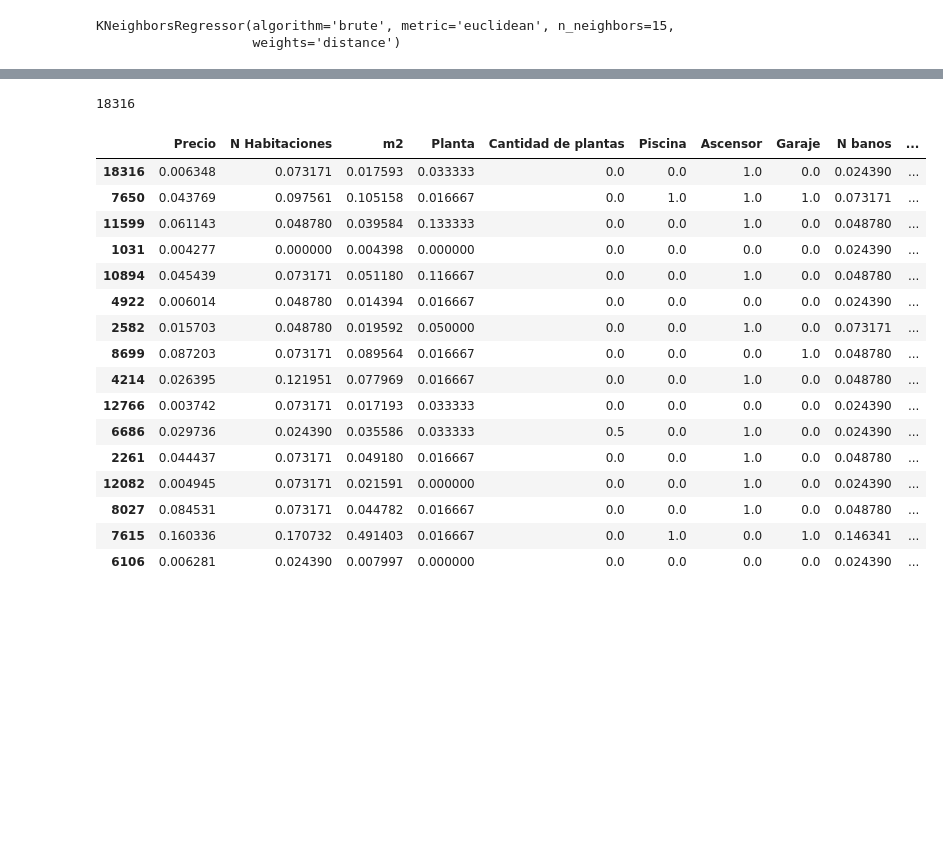
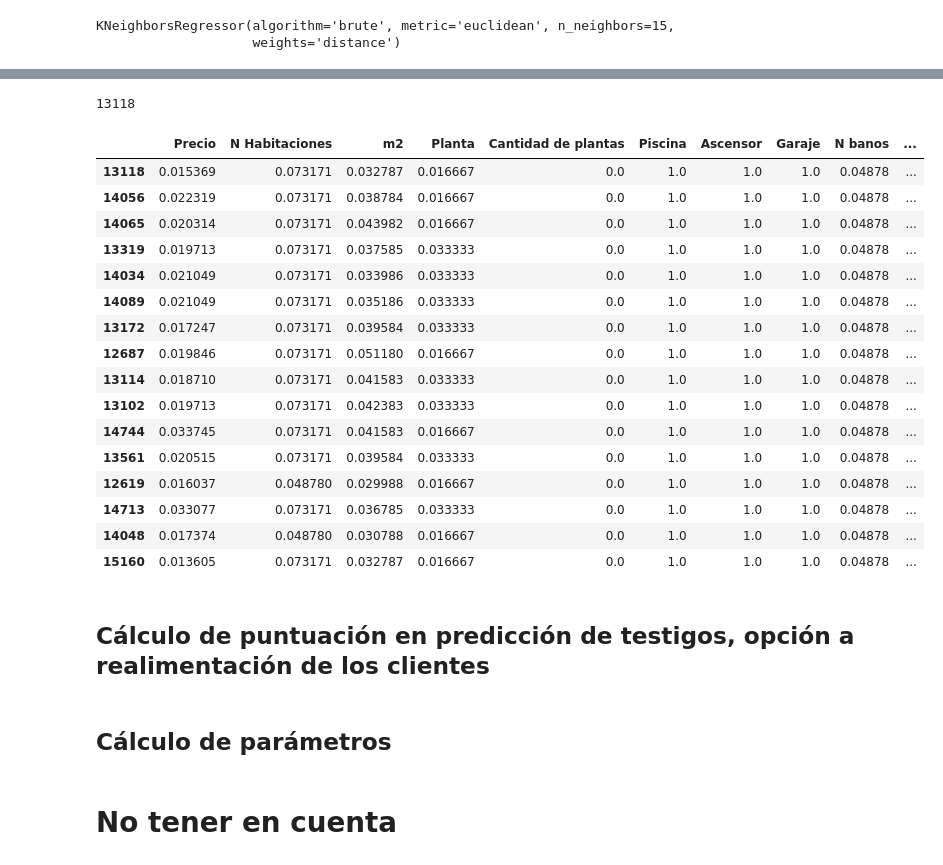
Before and after one commit to julioCasalV/tfm_kschool, a Jupyter notebook: Modelado.ipynb, the cells around one changed output, grey strips where cells are left out. Drawn from its saved outputs; the diff is of its cells as text; code cells hidden in the pictures; blank space fills up the shorter version.

```diff
--- a/Modelado.ipynb
+++ b/Modelado.ipynb
@@ -151,27 +156,28 @@ check_solutions(data_nr, X_test, knn, 'Latitud', 'Longitud')
 # %%
 # Dato del que queremos predecir testigos
 index_item = X_test.sample(1).index[0]
 print(index_item)
-neighbor_positions = knn.kneighbors(X_test.loc[[index_item]],return_distance=False)
-
+(neighbor_distance, neighbor_positions) = knn.kneighbors(X_test.loc[[index_item]])
 # Vecinos calculados
-pd.concat([data_nr.loc[[index_item]], data.loc[neighbor_positions[0]]], axis=0)
+pd.concat([data_nr.loc[[index_item]], data_nr.loc[X_train.iloc[neighbor_positions[0]].index]], axis=0)
 # %% [output]
-18316
+13118
 |  | Precio | N Habitaciones | m2 | Planta | Cantidad de plantas | Piscina | Ascensor | Garaje | N banos | ... |
-| 18316 | 0.006348 | 0.073171 | 0.017593 | 0.033333 | 0.0 | 0.0 | 1.0 | 0.0 | 0.024390 | ... |
-| 7650 | 0.043769 | 0.097561 | 0.105158 | 0.016667 | 0.0 | 1.0 | 1.0 | 1.0 | 0.073171 | ... |
-| 11599 | 0.061143 | 0.048780 | 0.039584 | 0.133333 | 0.0 | 0.0 | 1.0 | 0.0 | 0.048780 | ... |
-| 1031 | 0.004277 | 0.000000 | 0.004398 | 0.000000 | 0.0 | 0.0 | 0.0 | 0.0 | 0.024390 | ... |
-| 10894 | 0.045439 | 0.073171 | 0.051180 | 0.116667 | 0.0 | 0.0 | 1.0 | 0.0 | 0.048780 | ... |
-| 4922 | 0.006014 | 0.048780 | 0.014394 | 0.016667 | 0.0 | 0.0 | 0.0 | 0.0 | 0.024390 | ... |
-| 2582 | 0.015703 | 0.048780 | 0.019592 | 0.050000 | 0.0 | 0.0 | 1.0 | 0.0 | 0.073171 | ... |
-| 8699 | 0.087203 | 0.073171 | 0.089564 | 0.016667 | 0.0 | 0.0 | 0.0 | 1.0 | 0.048780 | ... |
-| 4214 | 0.026395 | 0.121951 | 0.077969 | 0.016667 | 0.0 | 0.0 | 1.0 | 0.0 | 0.048780 | ... |
-| 12766 | 0.003742 | 0.073171 | 0.017193 | 0.033333 | 0.0 | 0.0 | 0.0 | 0.0 | 0.024390 | ... |
-| 6686 | 0.029736 | 0.024390 | 0.035586 | 0.033333 | 0.5 | 0.0 | 1.0 | 0.0 | 0.024390 | ... |
-| 2261 | 0.044437 | 0.073171 | 0.049180 | 0.016667 | 0.0 | 0.0 | 1.0 | 0.0 | 0.048780 | ... |
-| 12082 | 0.004945 | 0.073171 | 0.021591 | 0.000000 | 0.0 | 0.0 | 1.0 | 0.0 | 0.024390 | ... |
-| 8027 | 0.084531 | 0.073171 | 0.044782 | 0.016667 | 0.0 | 0.0 | 1.0 | 0.0 | 0.048780 | ... |
-| 7615 | 0.160336 | 0.170732 | 0.491403 | 0.016667 | 0.0 | 1.0 | 0.0 | 1.0 | 0.146341 | ... |
-| 6106 | 0.006281 | 0.024390 | 0.007997 | 0.000000 | 0.0 | 0.0 | 0.0 | 0.0 | 0.024390 | ... |
+| 13118 | 0.015369 | 0.073171 | 0.032787 | 0.016667 | 0.0 | 1.0 | 1.0 | 1.0 | 0.04878 | ... |
+| 14056 | 0.022319 | 0.073171 | 0.038784 | 0.016667 | 0.0 | 1.0 | 1.0 | 1.0 | 0.04878 | ... |
+| 14065 | 0.020314 | 0.073171 | 0.043982 | 0.016667 | 0.0 | 1.0 | 1.0 | 1.0 | 0.04878 | ... |
+| 13319 | 0.019713 | 0.073171 | 0.037585 | 0.033333 | 0.0 | 1.0 | 1.0 | 1.0 | 0.04878 | ... |
+| 14034 | 0.021049 | 0.073171 | 0.033986 | 0.033333 | 0.0 | 1.0 | 1.0 | 1.0 | 0.04878 | ... |
+| 14089 | 0.021049 | 0.073171 | 0.035186 | 0.033333 | 0.0 | 1.0 | 1.0 | 1.0 | 0.04878 | ... |
+| 13172 | 0.017247 | 0.073171 | 0.039584 | 0.033333 | 0.0 | 1.0 | 1.0 | 1.0 | 0.04878 | ... |
+| 12687 | 0.019846 | 0.073171 | 0.051180 | 0.016667 | 0.0 | 1.0 | 1.0 | 1.0 | 0.04878 | ... |
+| 13114 | 0.018710 | 0.073171 | 0.041583 | 0.033333 | 0.0 | 1.0 | 1.0 | 1.0 | 0.04878 | ... |
+| 13102 | 0.019713 | 0.073171 | 0.042383 | 0.033333 | 0.0 | 1.0 | 1.0 | 1.0 | 0.04878 | ... |
+| 14744 | 0.033745 | 0.073171 | 0.041583 | 0.016667 | 0.0 | 1.0 | 1.0 | 1.0 | 0.04878 | ... |
+| 13561 | 0.020515 | 0.073171 | 0.039584 | 0.033333 | 0.0 | 1.0 | 1.0 | 1.0 | 0.04878 | ... |
+| 12619 | 0.016037 | 0.048780 | 0.029988 | 0.016667 | 0.0 | 1.0 | 1.0 | 1.0 | 0.04878 | ... |
+| 14713 | 0.033077 | 0.073171 | 0.036785 | 0.033333 | 0.0 | 1.0 | 1.0 | 1.0 | 0.04878 | ... |
+| 14048 | 0.017374 | 0.048780 | 0.030788 | 0.016667 | 0.0 | 1.0 | 1.0 | 1.0 | 0.04878 | ... |
+| 15160 | 0.013605 | 0.073171 | 0.032787 | 0.016667 | 0.0 | 1.0 | 1.0 | 1.0 | 0.04878 | ... |
+# %% [markdown]
+## Cálculo de puntuación en predicción de testigos, opción a realimentación de los clientes
@@ -177,0 +203,2 @@ pd.concat([data_nr.loc[[index_item]], data.loc[neighbor_positions[0]]], axis=0)
+# %% [markdown]
+## Cálculo de parámetros
@@ -177,0 +246,2 @@ pd.concat([data_nr.loc[[index_item]], data.loc[neighbor_positions[0]]], axis=0)
+# %% [markdown]
+# No tener en cuenta
```
Also changed, not shown: parts of 19 cells of this notebook.
